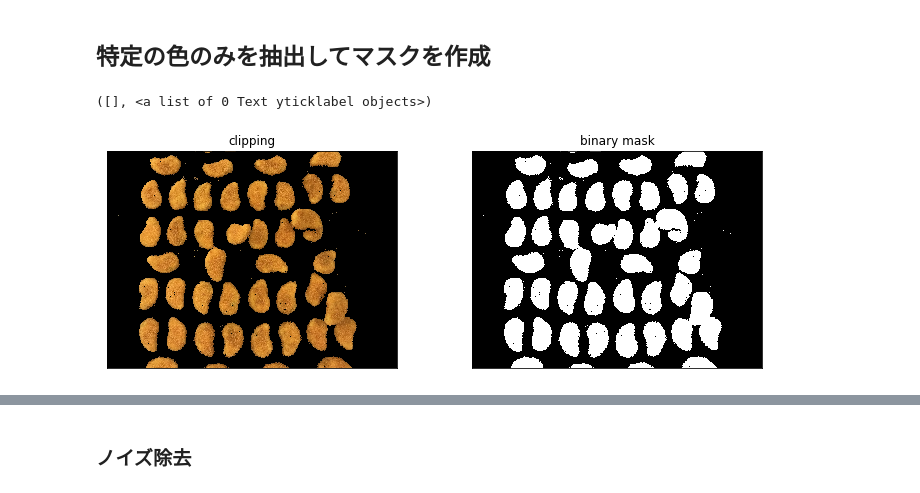
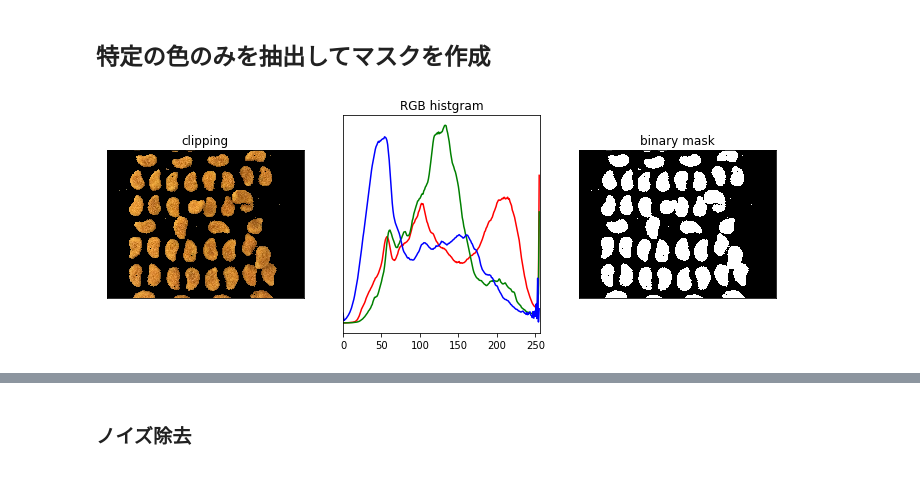
Before and after one commit to kargenk/fried_shrimp_detection, a Jupyter notebook: make_mask.ipynb, the cells around one changed output, grey strips where cells are left out. Cells and saved outputs as stored; diff of their text form; code cells hidden in the pictures.

Commit message:
[add] RGB histgram

```diff
--- a/make_mask.ipynb
+++ b/make_mask.ipynb
@@ -117,25 +119,35 @@ plt.subplot(122); plt.imshow(thresh, cmap='gray'); plt.xticks([]); plt.yticks([]
 # %%
 plt.figure(figsize=(12, 4))
 
 img = load_img(images_path[0])
 
-# RGBでの色抽出
+# RGBでのエビフライの色抽出
 shrimp_lower = np.array([120, 41, 1])    # 下限141 63
 shrimp_upper = np.array([255, 188, 87])  # 上限
 shrimp_mask = cv2.inRange(img, shrimp_lower, shrimp_upper)  # マスク画像
 shrimp = cv2.bitwise_and(img, img, mask=shrimp_mask)        # クリッピング画像
-plt.subplot(121); plt.title('clipping')
+plt.subplot(131); plt.title('clipping')
 plt.imshow(shrimp)
 plt.xticks([])
 plt.yticks([])
 
+# RGBのカラーヒストグラムの表示
+plt.subplot(132)
+color = ('r', 'g', 'b')
+for i, c in enumerate(color):
+    hist = cv2.calcHist([img], [i], None, [256], [0, 256])
+    plt.plot(hist, color=c)
+    plt.xlim([0, 256])
+    plt.yticks([])
+plt.title('RGB histgram')
+
 # 色抽出した結果から二値化マスク画像に変換
 gray = cv2.cvtColor(shrimp, cv2.COLOR_RGB2GRAY)
 ret, mask_bin = cv2.threshold(gray, 0, 255, cv2.THRESH_BINARY)
-plt.subplot(122); plt.title('binary mask')
+plt.subplot(133); plt.title('binary mask')
 plt.imshow(mask_bin, cmap='gray')
 plt.xticks([])
 plt.yticks([])
+plt.show()
 # %% [output]
-([], <a list of 0 Text yticklabel objects>)
-[figure, old version]
+[figure, new version]
```
Also changed, not shown: parts of 10 cells of this notebook.
